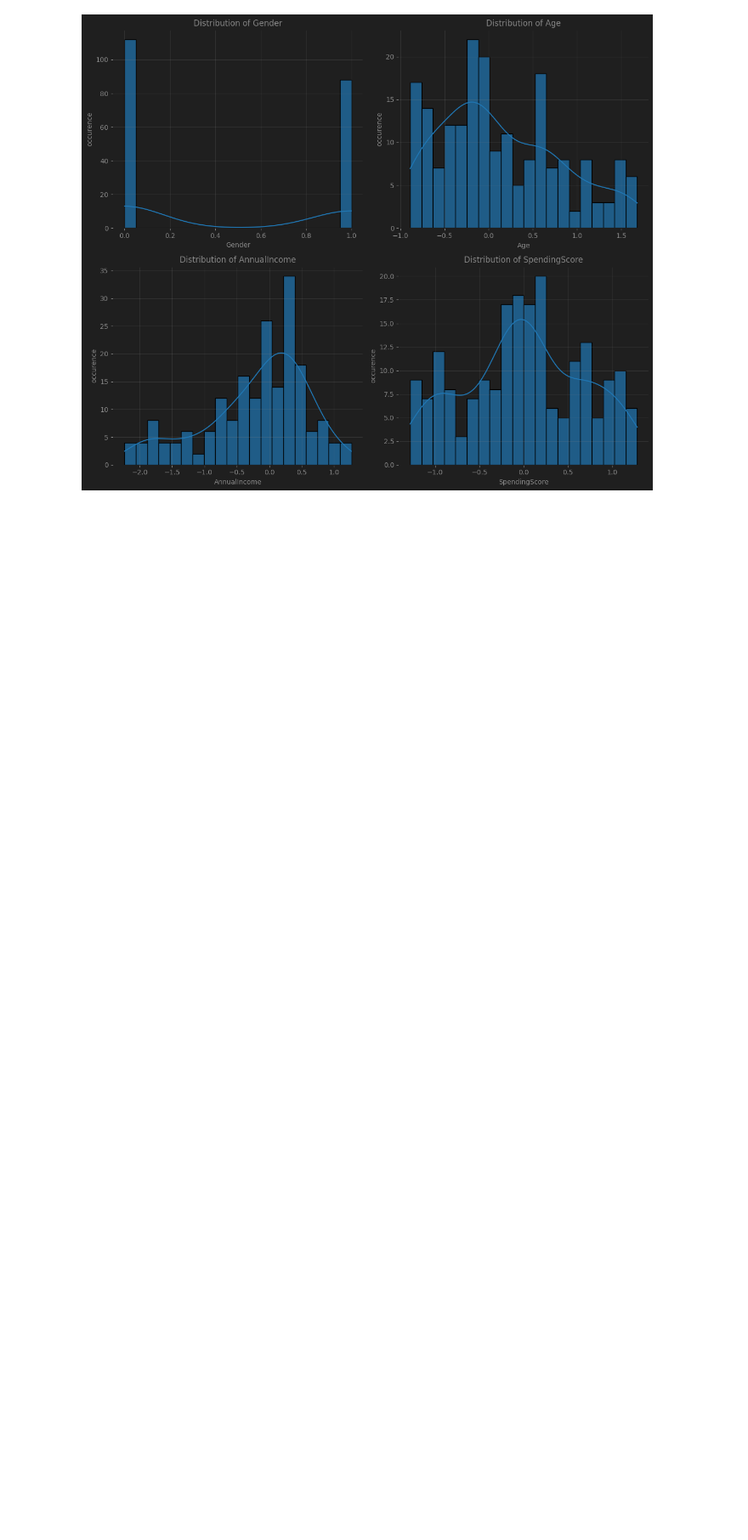
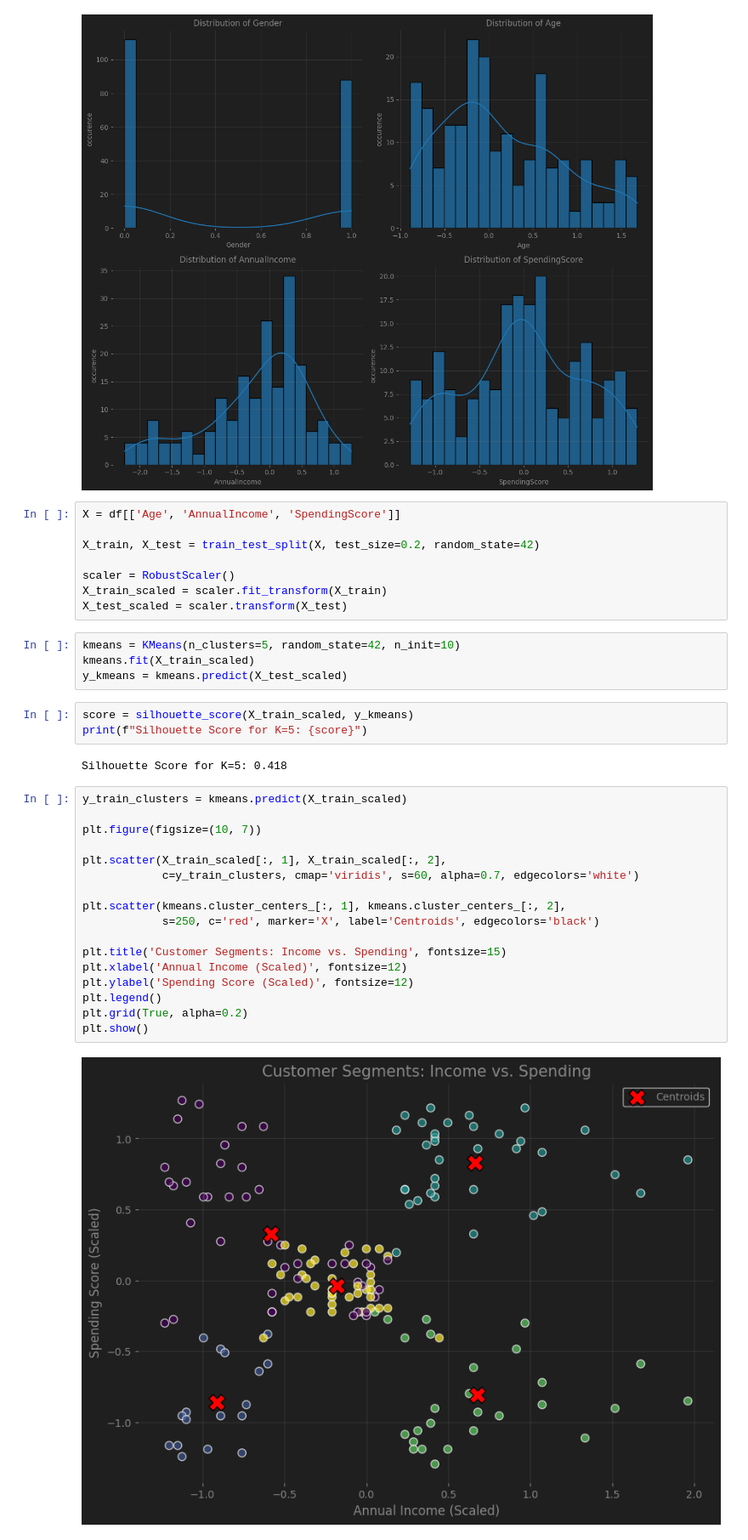
Before and after one commit to Abdelrahmen-Elashry/DEPI_Tasks, a Jupyter notebook: Task_4/Segmentation.ipynb, the cells around one changed output. Shown at 85% size. Cells and saved outputs as stored; diff of their text form; blank space fills up the shorter version.

```diff
--- a/Task_4/Segmentation.ipynb
+++ b/Task_4/Segmentation.ipynb
@@ -169,3 +193,39 @@ plt.tight_layout()
 plt.show()
 # %% [output]
 [figure]
+# %%
+X = df[['Age', 'AnnualIncome', 'SpendingScore']]
+
+X_train, X_test = train_test_split(X, test_size=0.2, random_state=42)
+
+scaler = RobustScaler()
+X_train_scaled = scaler.fit_transform(X_train)
+X_test_scaled = scaler.transform(X_test)
+# %%
+kmeans = KMeans(n_clusters=5, random_state=42, n_init=10)
+kmeans.fit(X_train_scaled)
+y_kmeans = kmeans.predict(X_test_scaled)
+# %%
+score = silhouette_score(X_train_scaled, y_kmeans)
+print(f"Silhouette Score for K=5: {score}")
+# %% [output]
+Silhouette Score for K=5: 0.418
+# %%
+y_train_clusters = kmeans.predict(X_train_scaled)
+
+plt.figure(figsize=(10, 7))
+
+plt.scatter(X_train_scaled[:, 1], X_train_scaled[:, 2],
+            c=y_train_clusters, cmap='viridis', s=60, alpha=0.7, edgecolors='white')
+
+plt.scatter(kmeans.cluster_centers_[:, 1], kmeans.cluster_centers_[:, 2],
+            s=250, c='red', marker='X', label='Centroids', edgecolors='black')
+
+plt.title('Customer Segments: Income vs. Spending', fontsize=15)
+plt.xlabel('Annual Income (Scaled)', fontsize=12)
+plt.ylabel('Spending Score (Scaled)', fontsize=12)
+plt.legend()
+plt.grid(True, alpha=0.2)
+plt.show()
+# %% [output]
+[figure, added]
```
Also changed, not shown: parts of 3 cells of this notebook.
